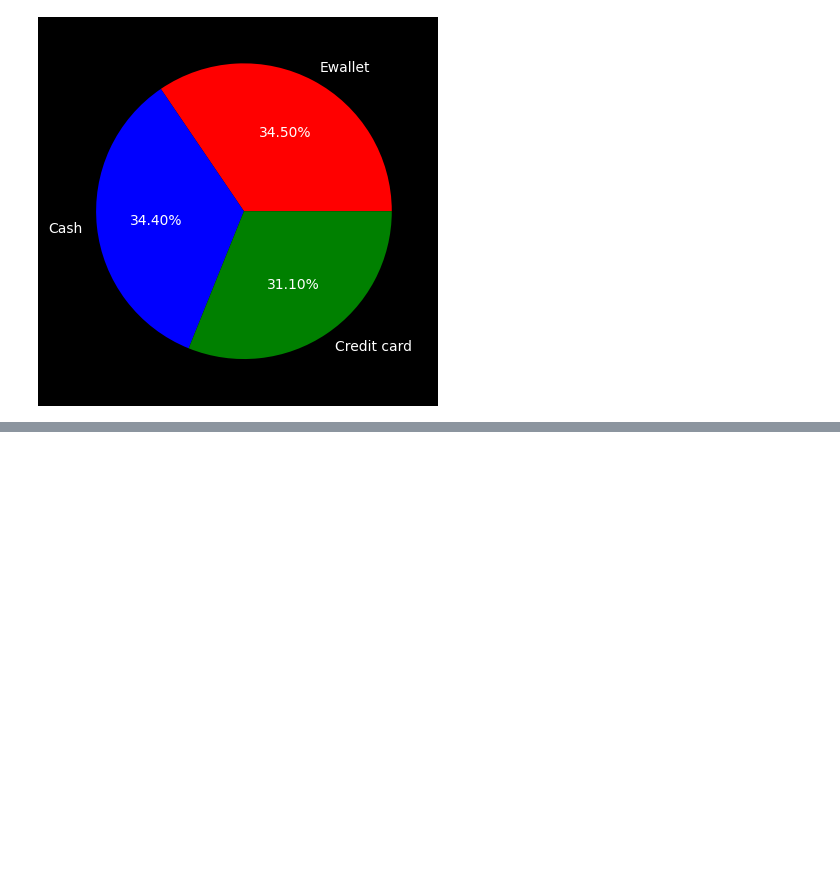
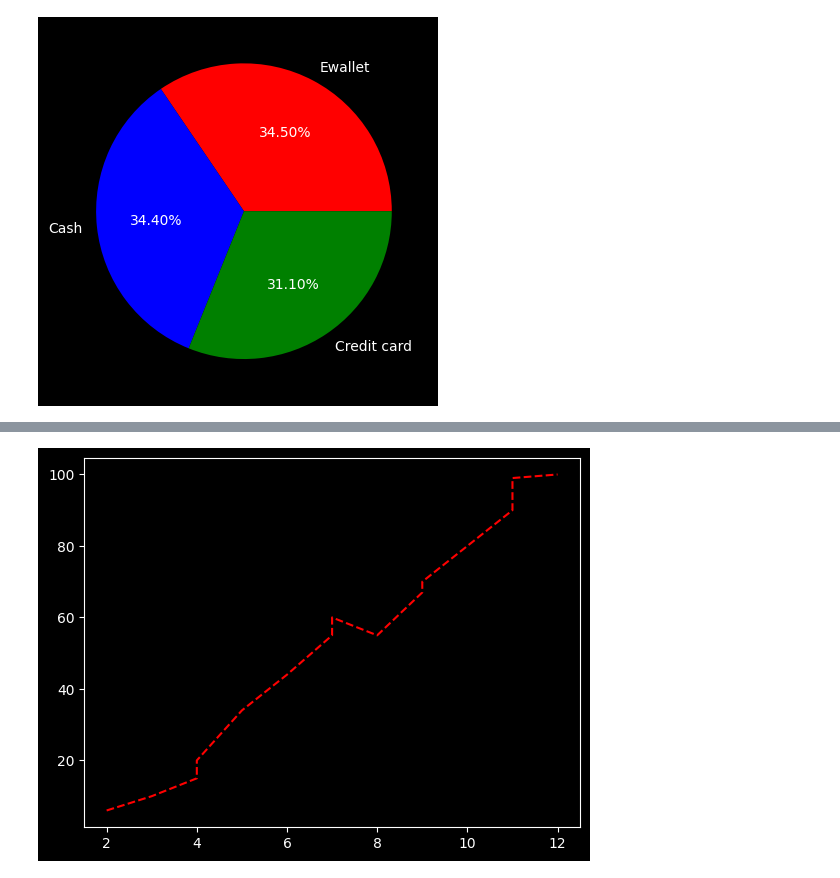
Before and after one commit to Ritika-K7/Data-Analysis-Visualisation, a Jupyter notebook: Matplotlib.ipynb, the cells around one changed output, grey strips where cells are left out. Cells and saved outputs as stored; diff of their text form; code cells hidden in the pictures; blank space fills up the shorter version.

```diff
--- a/Matplotlib.ipynb
+++ b/Matplotlib.ipynb
@@ -594,0 +611,5 @@ plt.show()
+# %%
+plt.plot(study_hours,marks,'r--')
+plt.show()
+# %% [output]
+[figure, added]
```
Also changed, not shown: parts of 8 cells of this notebook.
